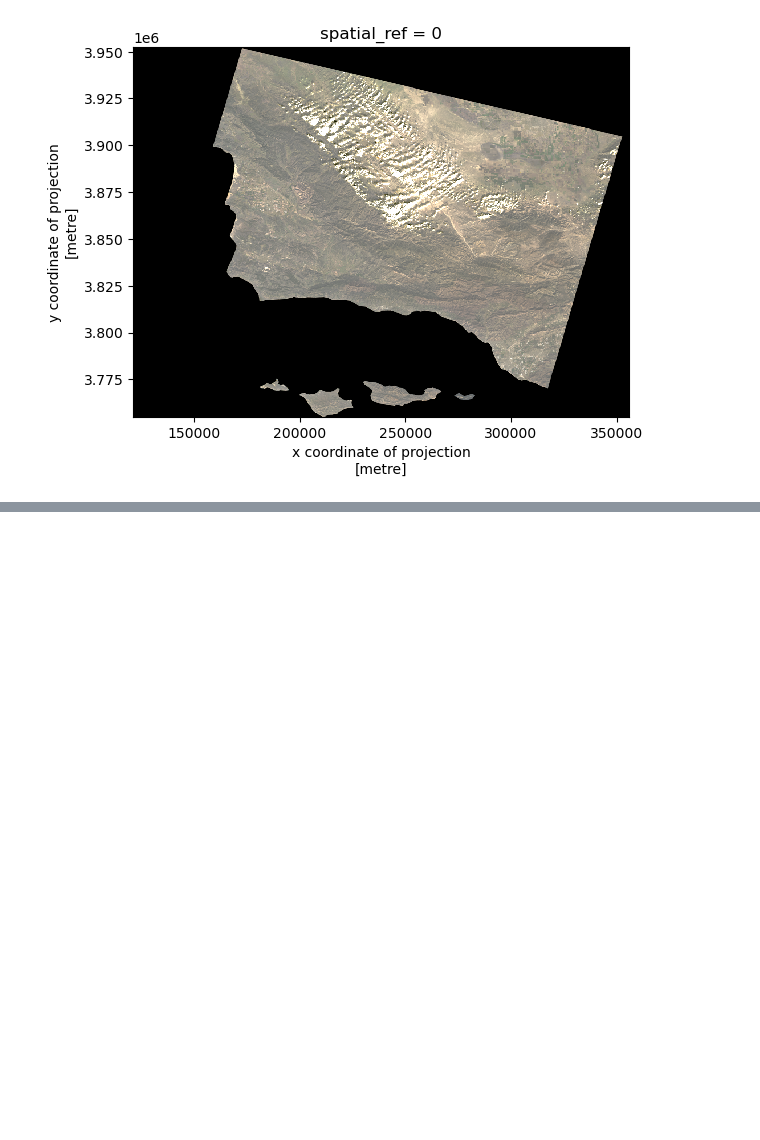
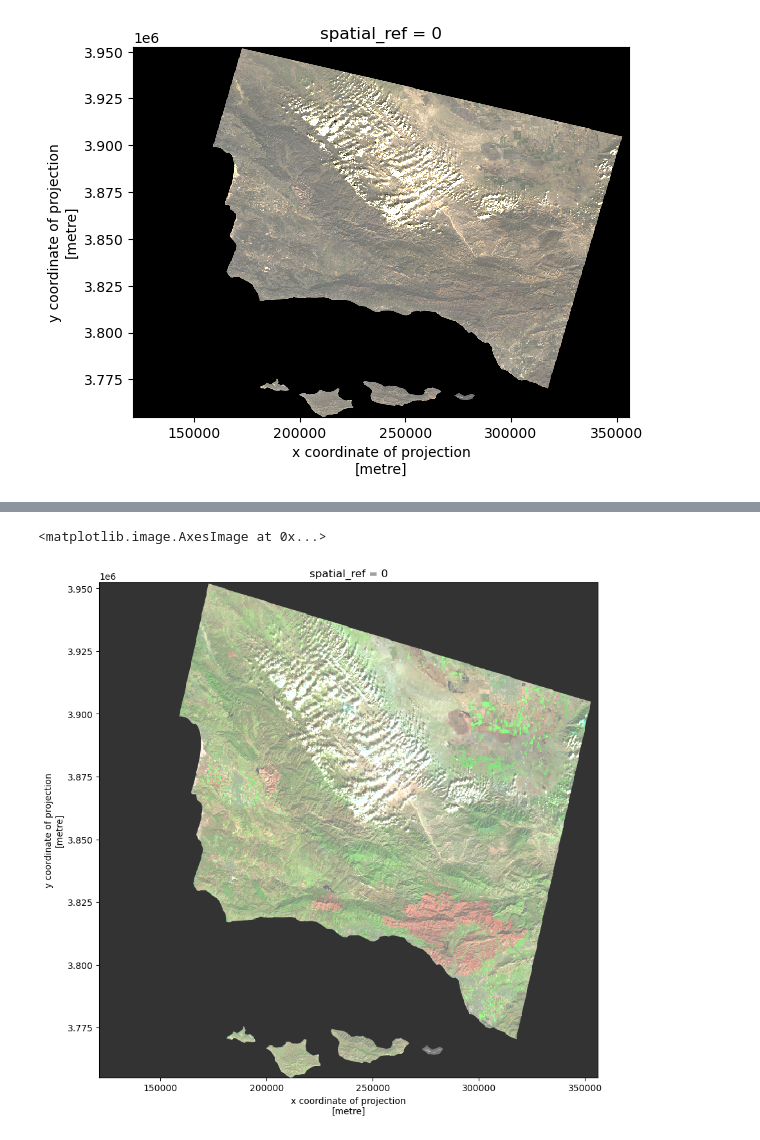
Before and after one commit to Aoverbye/eds220-hwk4, a Jupyter notebook: hwk4-task2-false-color-overbye.ipynb, the cells around one changed output, grey strips where cells are left out. Drawn from its saved outputs; the diff is of its cells as text; code cells hidden in the pictures; blank space fills up the shorter version.

```diff
--- a/hwk4-task2-false-color-overbye.ipynb
+++ b/hwk4-task2-false-color-overbye.ipynb
@@ -89,0 +126,8 @@ rgb_array.plot.imshow(robust=True)
+# %%
+# Plot False Color Image
+fig, ax = plt.subplots(figsize=(10, 10))
+false_color_image = landsat[['swir22', 'nir08', 'red']].to_array()
+false_color_image.plot.imshow(ax=ax, robust=True, alpha=0.8)
+# %% [output]
+<matplotlib.image.AxesImage at 0x...>
+[figure, added]
```
Also changed, not shown: parts of 4 cells of this notebook.
